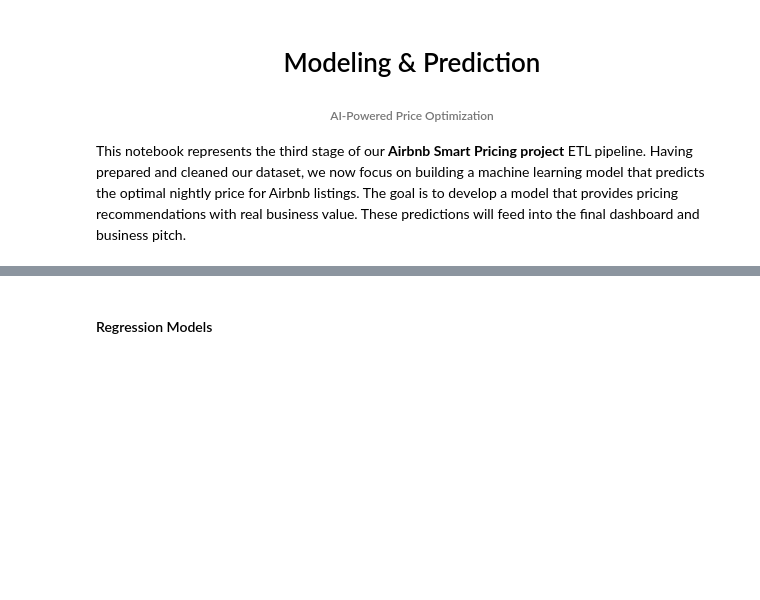
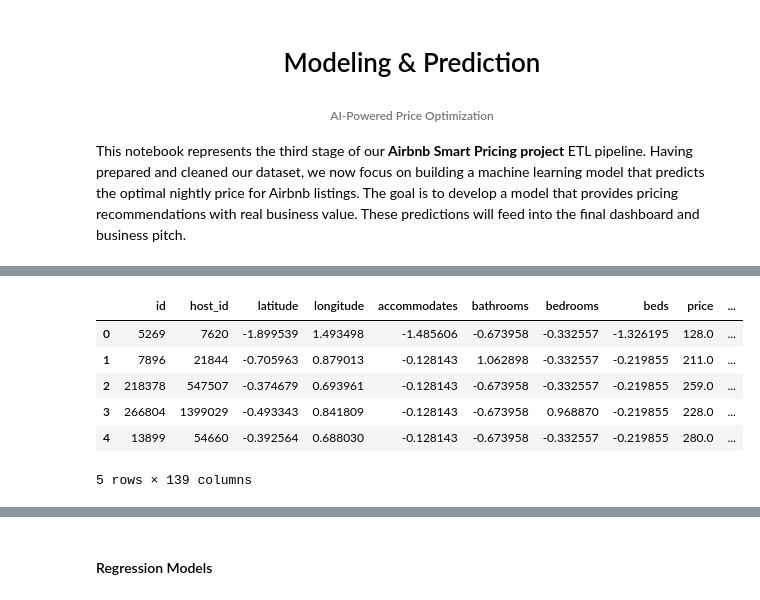
Before and after one commit to ayeti82/data-science-consulting-approach-capstone-project, a Jupyter notebook: scripts/model.ipynb, the cells around one changed output, grey strips where cells are left out. Cells and saved outputs as stored; diff of their text form; code cells hidden in the pictures; blank space fills up the shorter version.

```diff
--- a/scripts/model.ipynb
+++ b/scripts/model.ipynb
@@ -32,2 +34,14 @@ airbnb.head(5)
+# %%
+# Load preprocessed dataset
+airbnb_preprocessed = pd.read_csv("../data/processed/airbnb_preprocessed.csv")
+airbnb_preprocessed.head(5)
+# %% [output]
+|  | id | host_id | latitude | longitude | accommodates | bathrooms | bedrooms | beds | price | ... |
+| 0 | 5269 | 7620 | -1.899539 | 1.493498 | -1.485606 | -0.673958 | -0.332557 | -1.326195 | 128.0 | ... |
+| 1 | 7896 | 21844 | -0.705963 | 0.879013 | -0.128143 | 1.062898 | -0.332557 | -0.219855 | 211.0 | ... |
+| 2 | 218378 | 547507 | -0.374679 | 0.693961 | -0.128143 | -0.673958 | -0.332557 | -0.219855 | 259.0 | ... |
+| 3 | 266804 | 1399029 | -0.493343 | 0.841809 | -0.128143 | -0.673958 | 0.968870 | -0.219855 | 228.0 | ... |
+| 4 | 13899 | 54660 | -0.392564 | 0.688030 | -0.128143 | -0.673958 | -0.332557 | -0.219855 | 280.0 | ... |
+5 rows × 139 columns
 # %%
 # Define target and features
```
Also changed, not shown: parts of 18 cells of this notebook, 2 other files.
